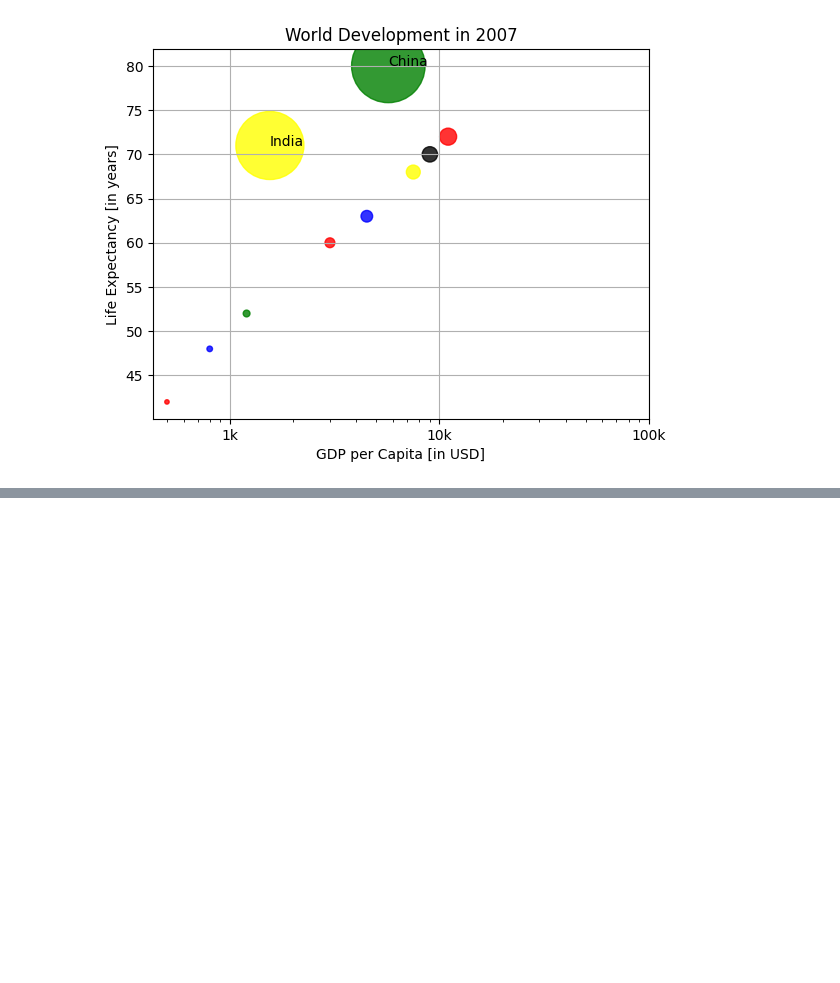
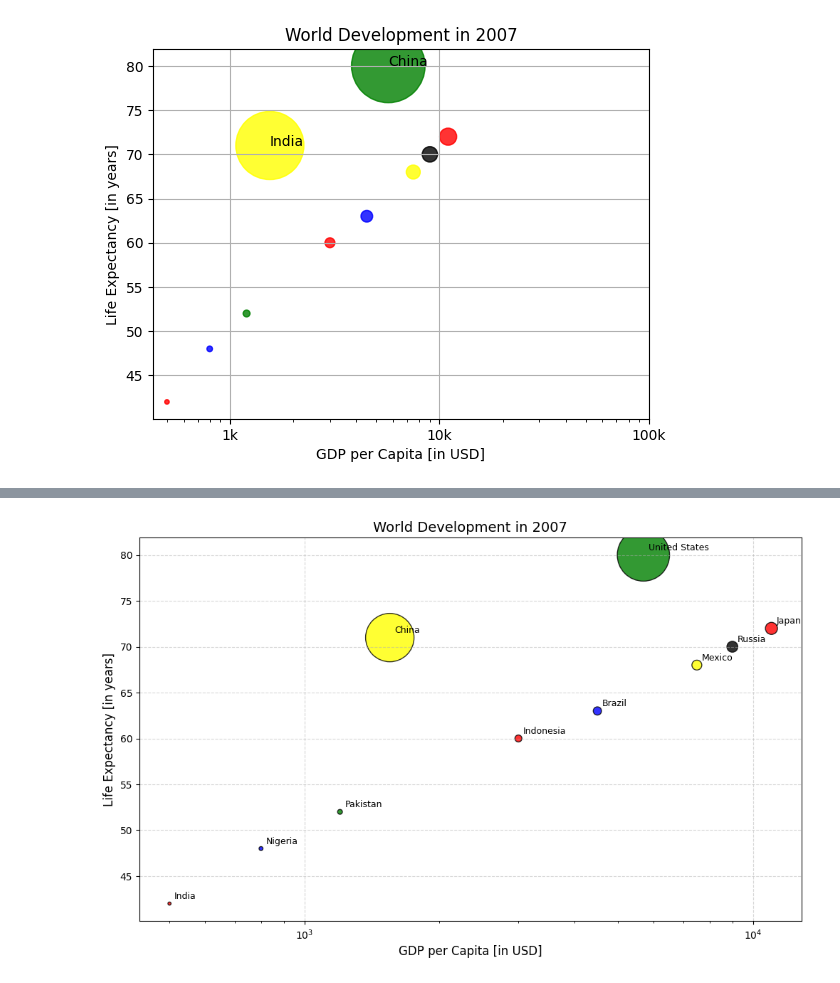
Before and after one commit to Vianney7/AI_Learning, a Jupyter notebook: Datacamp.ipynb, the cells around one changed output, grey strips where cells are left out. Cells and saved outputs as stored; diff of their text form; code cells hidden in the pictures; blank space fills up the shorter version.

```diff
--- a/Datacamp.ipynb
+++ b/Datacamp.ipynb
@@ -522,0 +604,34 @@ plt.show()
+# %%
+# Country names (matching the order of the lists)
+countries = ['India', 'Nigeria', 'Pakistan', 'China', 'Indonesia',
+             'Brazil', 'United States', 'Mexico', 'Russia', 'Japan']
+
+# Enhanced scatter plot with labels
+plt.figure(figsize=(12, 7))
+
+scatter = plt.scatter(
+    x=gdp_cap,
+    y=life_exp,
+    s=np.array(pop) * 2,
+    c=col,
+    alpha=0.8,
+    edgecolors='black'
+)
+
+plt.xscale('log')
+plt.xlabel('GDP per Capita [in USD]', fontsize=12)
+plt.ylabel('Life Expectancy [in years]', fontsize=12)
+plt.title('World Development in 2007', fontsize=14)
+plt.grid(True, ls="--", alpha=0.5)
+
+# Add country labels
+for i, country in enumerate(countries):
+    plt.annotate(country,
+                 (gdp_cap[i], life_exp[i]),
+                 xytext=(5, 5),
+                 textcoords='offset points',
+                 fontsize=9)
+
+plt.show()
+# %% [output]
+[figure, added]
```
Also changed, not shown: parts of 3 cells of this notebook.
